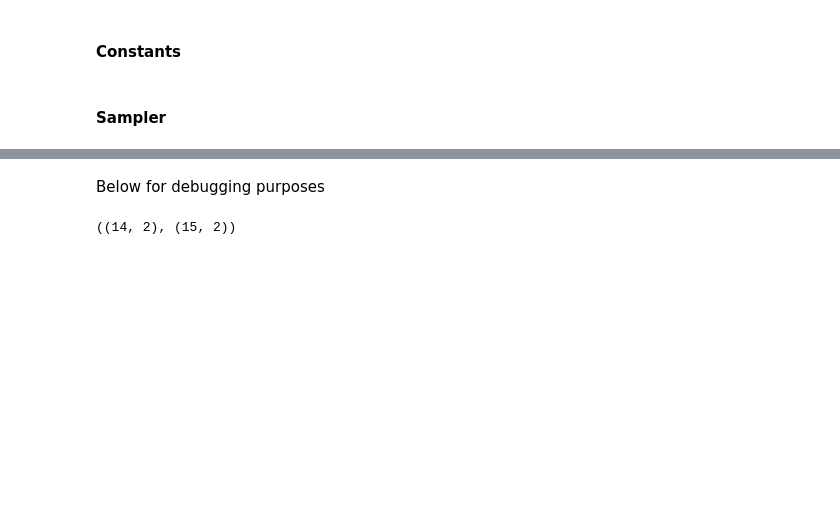
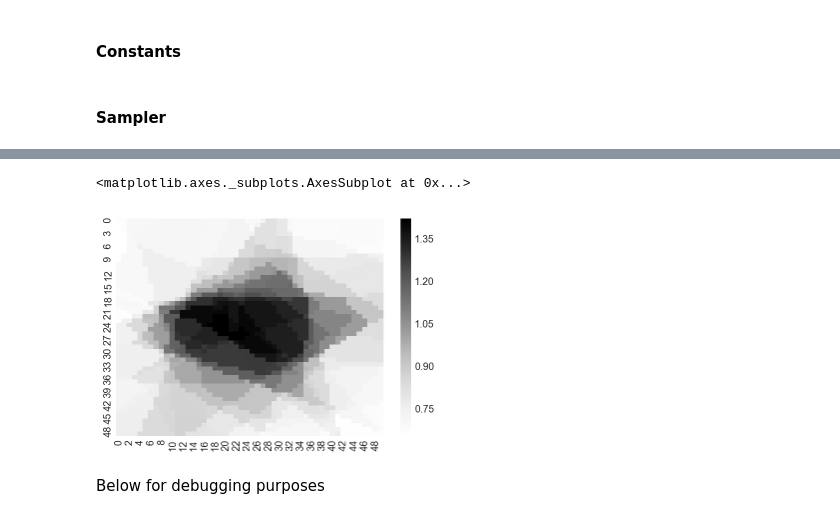
Before and after one commit to larryshamalama/Image-Denoising-RJMCMC, a Jupyter notebook: voronoi-tessellation.ipynb, the cells around one changed output, grey strips where cells are left out. Cells and saved outputs as stored; diff of their text form; code cells hidden in the pictures; blank space fills up the shorter version.

```diff
--- a/voronoi-tessellation.ipynb
+++ b/voronoi-tessellation.ipynb
@@ -310,2 +349,7 @@ Done sampling  180
+# %%
+sns.heatmap(np.mean(x_sample[-10:-1], axis=0).reshape(-50, 50),  cmap='Greys')
+# %% [output]
+<matplotlib.axes._subplots.AxesSubplot at 0x...>
+[figure, added]
 # %% [markdown]
 Below for debugging purposes
@@ -335,4 +355,0 @@ for j in range(len(new_Voronoi.points)):
-# %%
-points.shape, temp_points.shape
-# %% [output]
-((14, 2), (15, 2))
```
Also changed, not shown: parts of 14 cells of this notebook, 3 other files.
